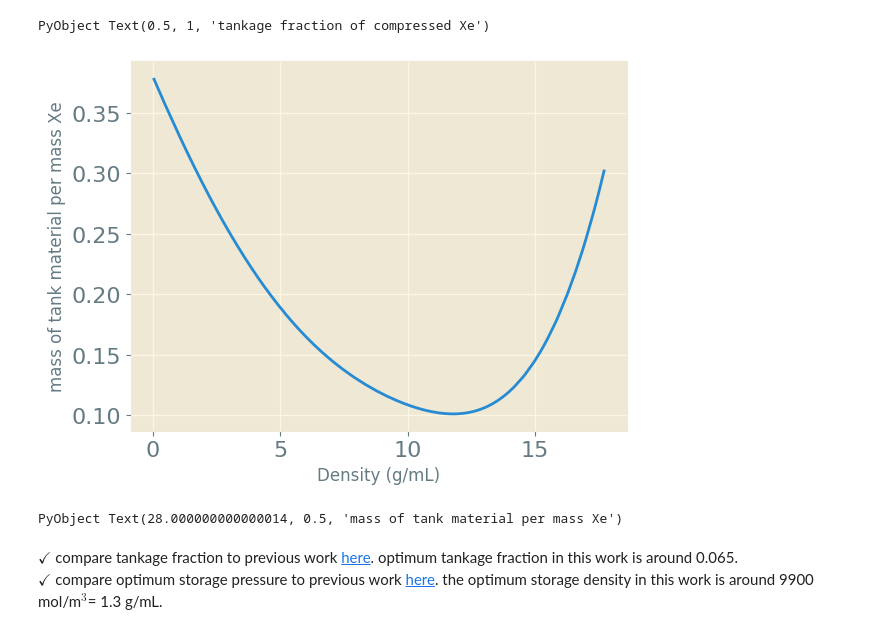
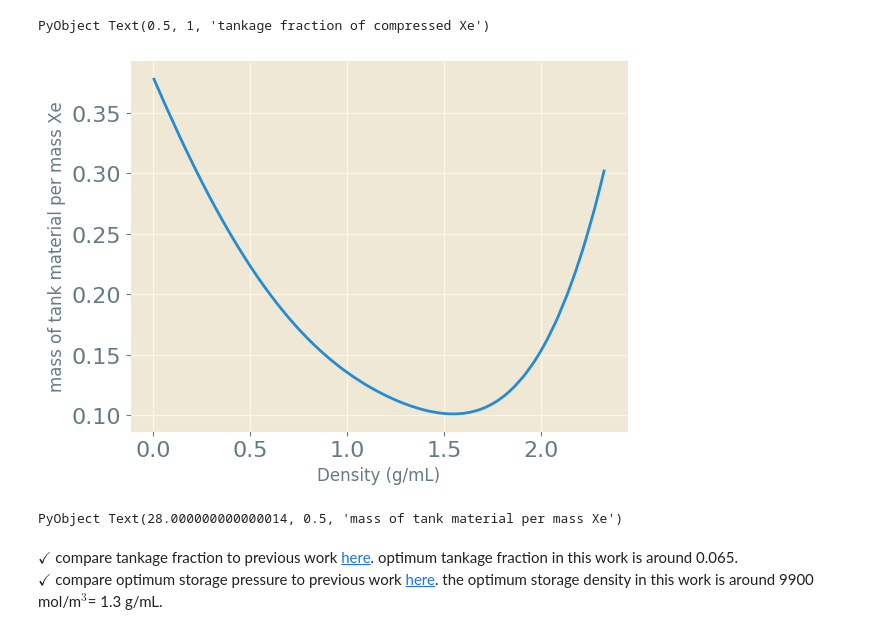
Before and after one commit to SimonEnsemble/PropellantStorage, a Jupyter notebook: Xe_Propellant_Storage.ipynb, the cells around one changed output. Drawn from its saved outputs; the diff is of its cells as text; code cells hidden in the pictures.

Commit message:
figured out units

```diff
--- a/Xe_Propellant_Storage.ipynb
+++ b/Xe_Propellant_Storage.ipynb
@@ -238,13 +238,13 @@ title("tankage fraction of compressed Xe")
 PyObject Text(0.5, 1, 'tankage fraction of compressed Xe')
 # %%
 # plot tankage fraction againt gas density (figure 2 in paper)
-# kg/m3 * (1000 g / 1 kg) * (1 m3 / 1000000 cm3)
+# mol/m3 * (131 g Xe/ mol) * (1 m3 / 1000000 cm3)
 figure()
-plot(ρ_xe * 1000 / 1000000, tankage_fraction)
+plot(ρ_xe * xe_atomic_mass / 1000000, tankage_fraction)
 xlabel("Density (g/mL)")
 ylabel("mass of tank material per mass Xe")
 # %% [output]
-[figure, old version]
+[figure, new version]
 PyObject Text(28.000000000000014, 0.5, 'mass of tank material per mass Xe')
 # %% [markdown]
 $\checkmark$ compare tankage fraction to previous work [here](https://erps.spacegrant.org/uploads/images/images/iepc_articledownload_1988-2007/1991index/IEPC1991-107.pdf). optimum tankage fraction in this work is around 0.065. <br>
```
